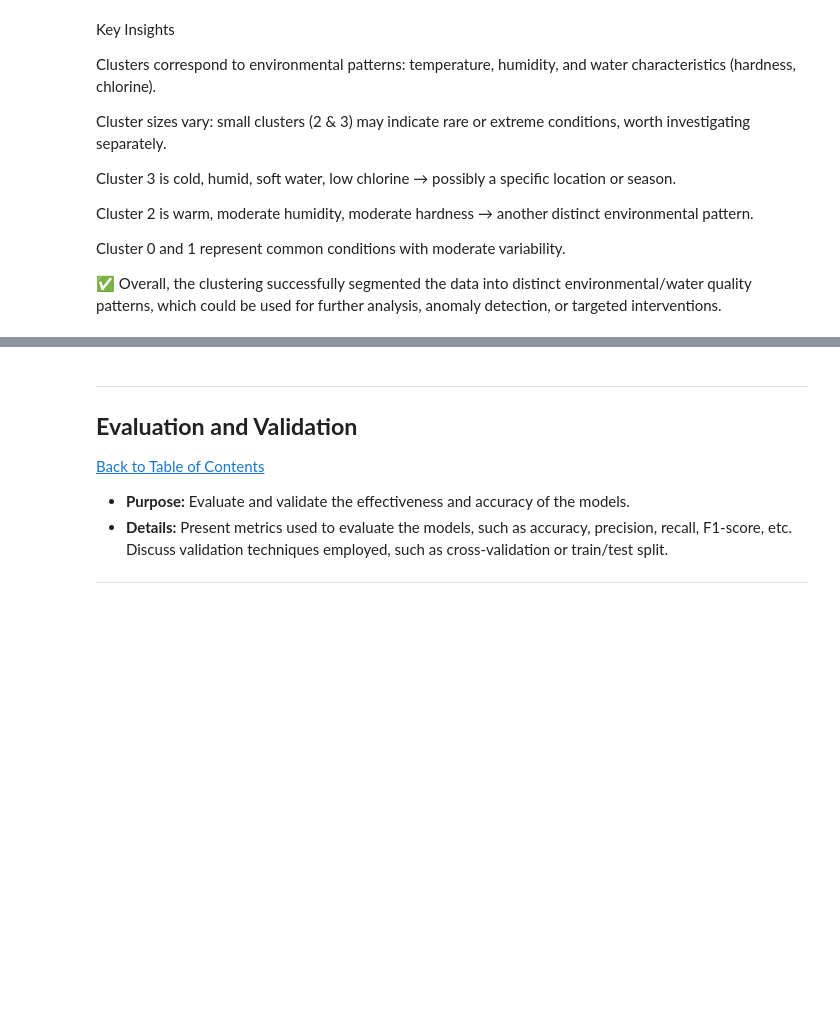
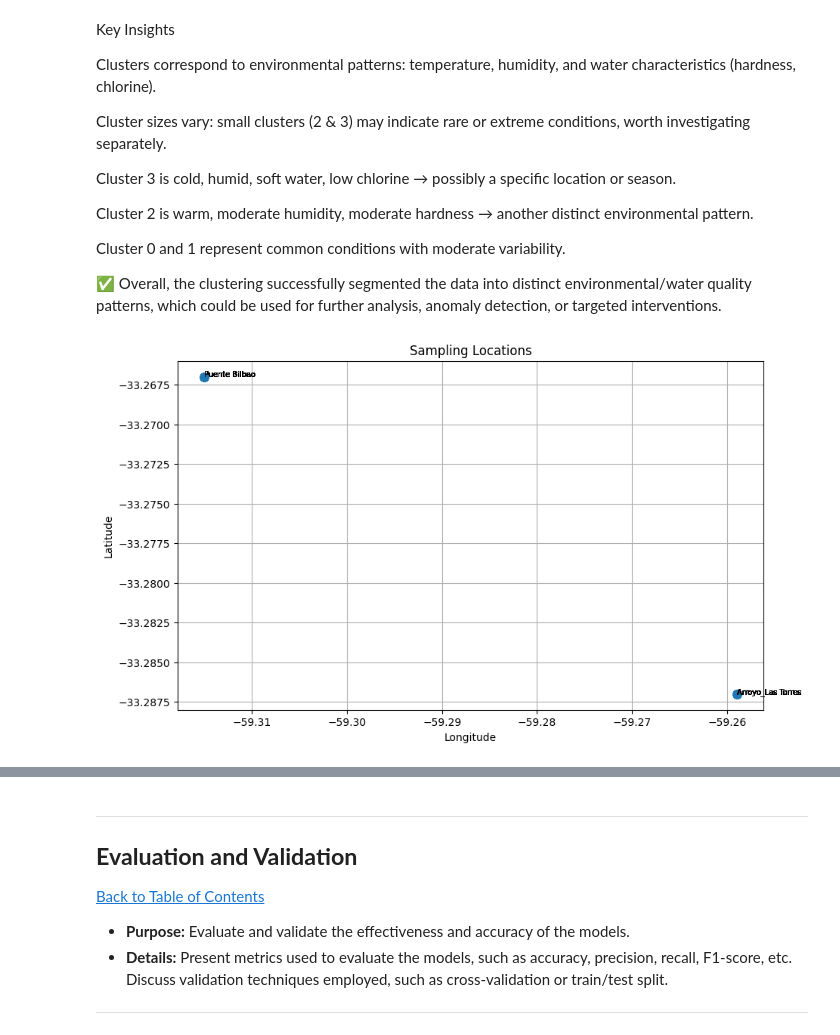
Before and after one commit to Jeremy809/Workplace, a Jupyter notebook: QCTO---Workplace-Module-Notebook-Template-4571.ipynb, the cells around one changed output, grey strips where cells are left out. Saved outputs shown, nothing was run; the diff lists cells and outputs as text; code cells hidden in the pictures; blank space fills up the shorter version.

Commit message:
Final update
Add Location

```diff
--- a/QCTO---Workplace-Module-Notebook-Template-4571.ipynb
+++ b/QCTO---Workplace-Module-Notebook-Template-4571.ipynb
@@ -772,3 +828,47 @@ Cluster 2 is warm, moderate humidity, moderate hardness → another distinct env
 Cluster 0 and 1 represent common conditions with moderate variability.
 
 ✅ Overall, the clustering successfully segmented the data into distinct environmental/water quality patterns, which could be used for further analysis, anomaly detection, or targeted interventions.
+# %%
+# 1. Clean names
+df['sampling_point_clean'] = (
+    df['sampling_point']
+      .str.lower()
+      .str.replace('_', ' ')
+      .str.replace('salguer','salguero')
+      .str.replace('irigoye','irigoyen')
+      .str.replace('falb','falbo')
+      .str.strip()
+)
+
+# 2. Coordinates
+location_coords = {
+    "arroyo salguero": (-33.240, -59.329),
+    "arroyo las torres": (-33.287, -59.259),
+    "puente irigoyen": (-33.259, -59.287),
+    "puente bilbao": (-33.267, -59.315),
+    "puente falbo": (-33.276, -59.233),
+}
+
+# 3. Assign coordinates
+df[['lat','lon']] = df['sampling_point_clean'].apply(
+    lambda x: pd.Series(location_coords.get(x,(None,None)))
+)
+
+df = df.dropna(subset=['lat','lon'])
+
+# 4. Plot
+import matplotlib.pyplot as plt
+
+plt.figure(figsize=(10,6))
+plt.scatter(df['lon'], df['lat'], s=60, alpha=0.75)
+
+for _,row in df.iterrows():
+    plt.text(row['lon'], row['lat'], row['sampling_point'], fontsize=7)
+
+plt.title("Sampling Locations")
+plt.xlabel("Longitude")
+plt.ylabel("Latitude")
+plt.grid(True)
+plt.show()
+# %% [output]
+[figure, added]
```
Also changed, not shown: parts of 34 cells of this notebook.
